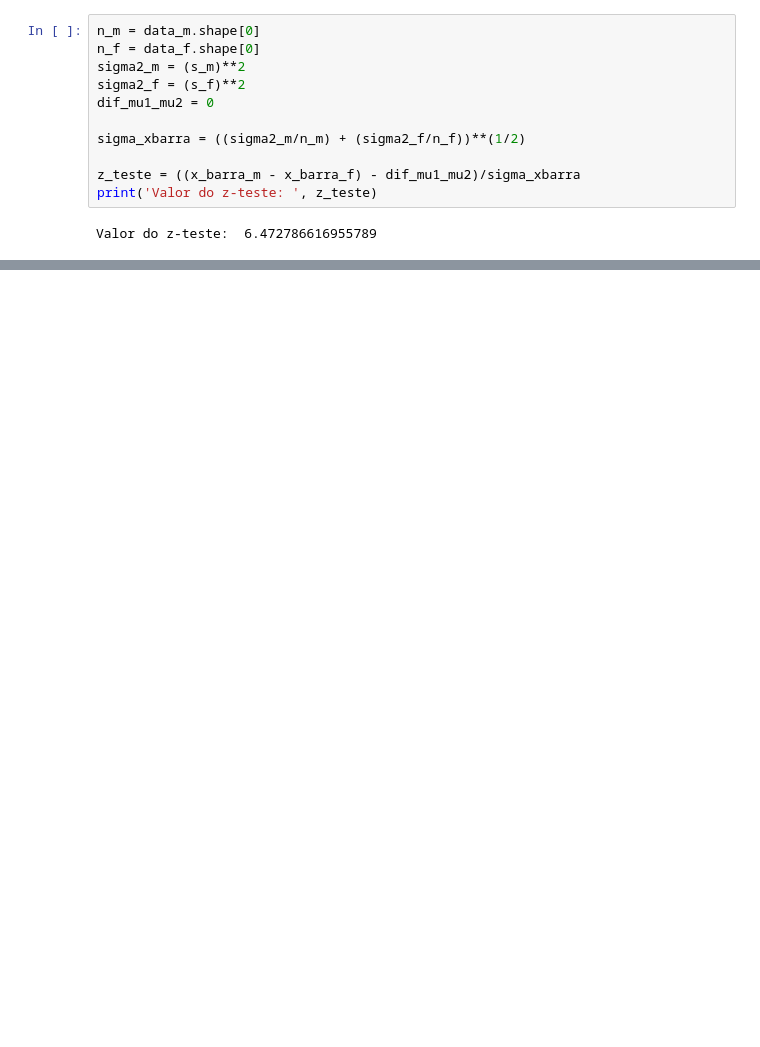
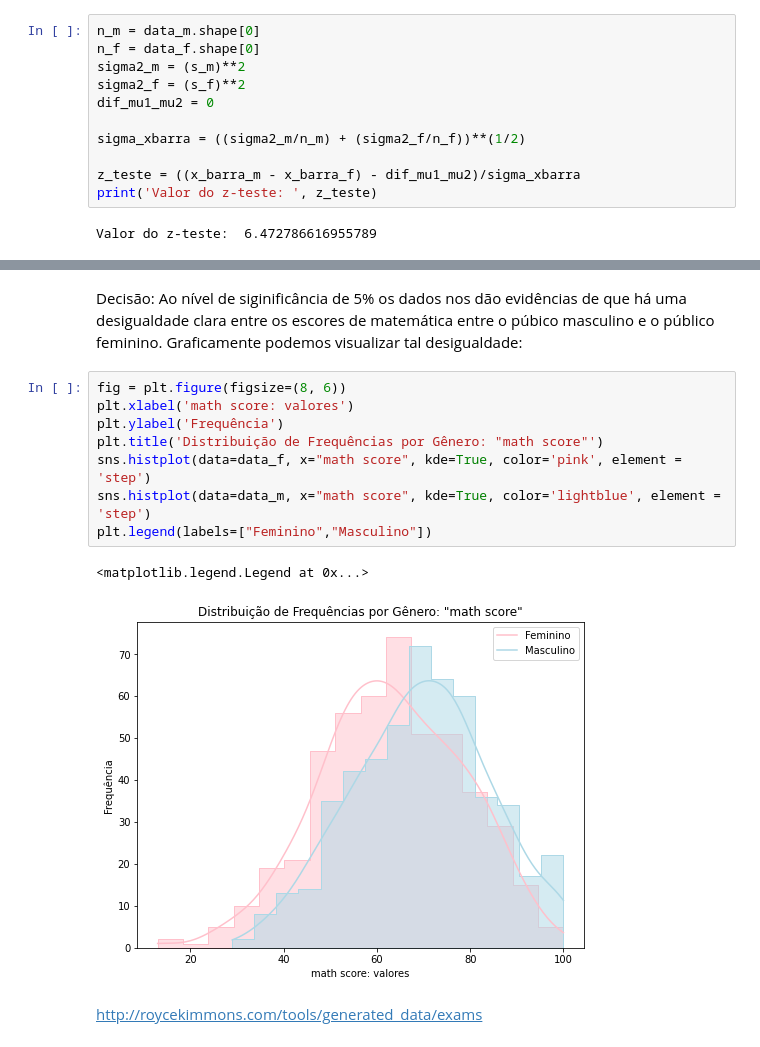
Before and after one commit to GabriellFelipe07/ExploratoryDataAnalysis_StudentsPerformance, a Jupyter notebook: Students_Performace_in_Exams.ipynb, the cells around one changed output, grey strips where cells are left out. Saved outputs shown, nothing was run; the diff lists cells and outputs as text; blank space fills up the shorter version.

```diff
--- a/Students_Performace_in_Exams.ipynb
+++ b/Students_Performace_in_Exams.ipynb
@@ -489,0 +510,15 @@ $$
+# %% [markdown]
+Decisão: Ao nível de siginificância de 5% os dados nos dão evidências de que há uma desigualdade clara entre os escores de matemática entre o púbico masculino e o público feminino. Graficamente podemos visualizar tal desigualdade:
+# %%
+fig = plt.figure(figsize=(8, 6))
+plt.xlabel('math score: valores')
+plt.ylabel('Frequência')
+plt.title('Distribuição de Frequências por Gênero: "math score"')
+sns.histplot(data=data_f, x="math score", kde=True, color='pink', element = 'step')
+sns.histplot(data=data_m, x="math score", kde=True, color='lightblue', element = 'step')
+plt.legend(labels=["Feminino","Masculino"])
+# %% [output]
+<matplotlib.legend.Legend at 0x...>
+[figure, added]
+# %% [markdown]
+http://roycekimmons.com/tools/generated_data/exams
```
Also changed, not shown: parts of 25 cells of this notebook.
